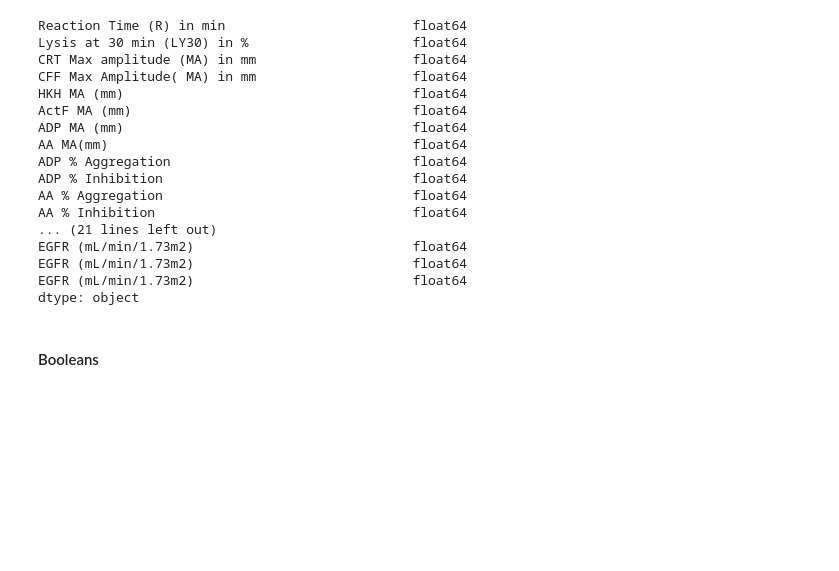
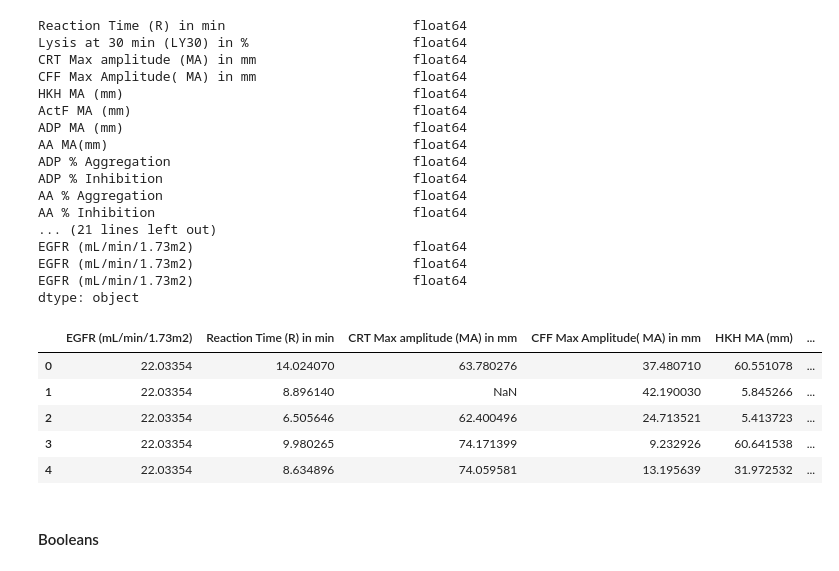
Before and after one commit to kstack21/CapstoneC2023, a Jupyter notebook: steps.ipynb, the cells around one changed output. Saved outputs shown, nothing was run; the diff lists cells and outputs as text; code cells hidden in the pictures; blank space fills up the shorter version.

```diff
--- a/steps.ipynb
+++ b/steps.ipynb
@@ -263,0 +262,13 @@ Split BP into two columns based on "/"
+# %%
+
+# Split the column into 'Systolic' and 'Diastolic' columns
+clean_df[['BP_Systolic', 'BP_Diastolic']] = clean_df['BP prior to blood draw'].str.split('/', expand=True)
+
+# Convert 'Systolic' and 'Diastolic' columns to integers
+clean_df['BP_Systolic'] = pd.to_numeric(clean_df['BP_Systolic'], errors='coerce').astype('Int64')
+clean_df['BP_Diastolic'] = pd.to_numeric(clean_df['BP_Diastolic'], errors='coerce').astype('Int64')
+
+# Drop the first column 'BP prior to blood draw'
+clean_df.drop(columns=['BP prior to blood draw'], inplace = True)
+
+clean_df[['BP_Systolic', 'BP_Diastolic']].dtypes
@@ -344,6 +359,16 @@ EGFR (mL/min/1.73m2)                            float64
 EGFR (mL/min/1.73m2)                            float64
 EGFR (mL/min/1.73m2)                            float64
 dtype: object
+# %%
+# Show values to make sure strings were changed to NaN
+clean_df[list(boundaries.keys())].head()
+# %% [output]
+|  | EGFR (mL/min/1.73m2) | Reaction Time (R) in min | CRT Max amplitude (MA) in mm | CFF Max Amplitude( MA) in mm | HKH MA (mm) | ... |
+| 0 | 22.03354 | 14.024070 | 63.780276 | 37.480710 | 60.551078 | ... |
+| 1 | 22.03354 | 8.896140 | NaN | 42.190030 | 5.845266 | ... |
+| 2 | 22.03354 | 6.505646 | 62.400496 | 24.713521 | 5.413723 | ... |
+| 3 | 22.03354 | 9.980265 | 74.171399 | 9.232926 | 60.641538 | ... |
+| 4 | 22.03354 | 8.634896 | 74.059581 | 13.195639 | 31.972532 | ... |
 # %% [markdown]
 #### Booleans
 # %%
```
Also changed, not shown: parts of 2 cells of this notebook.
